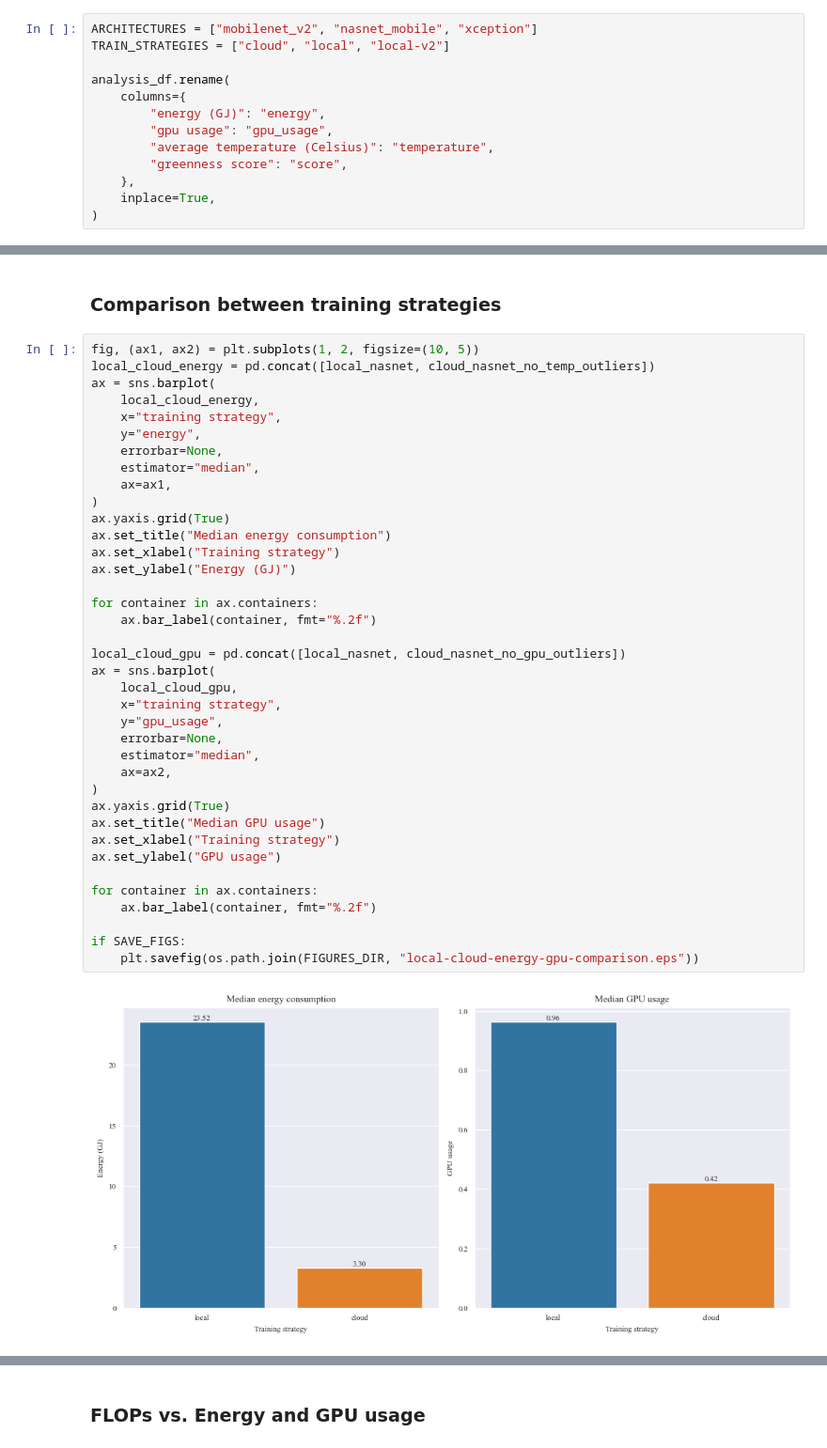
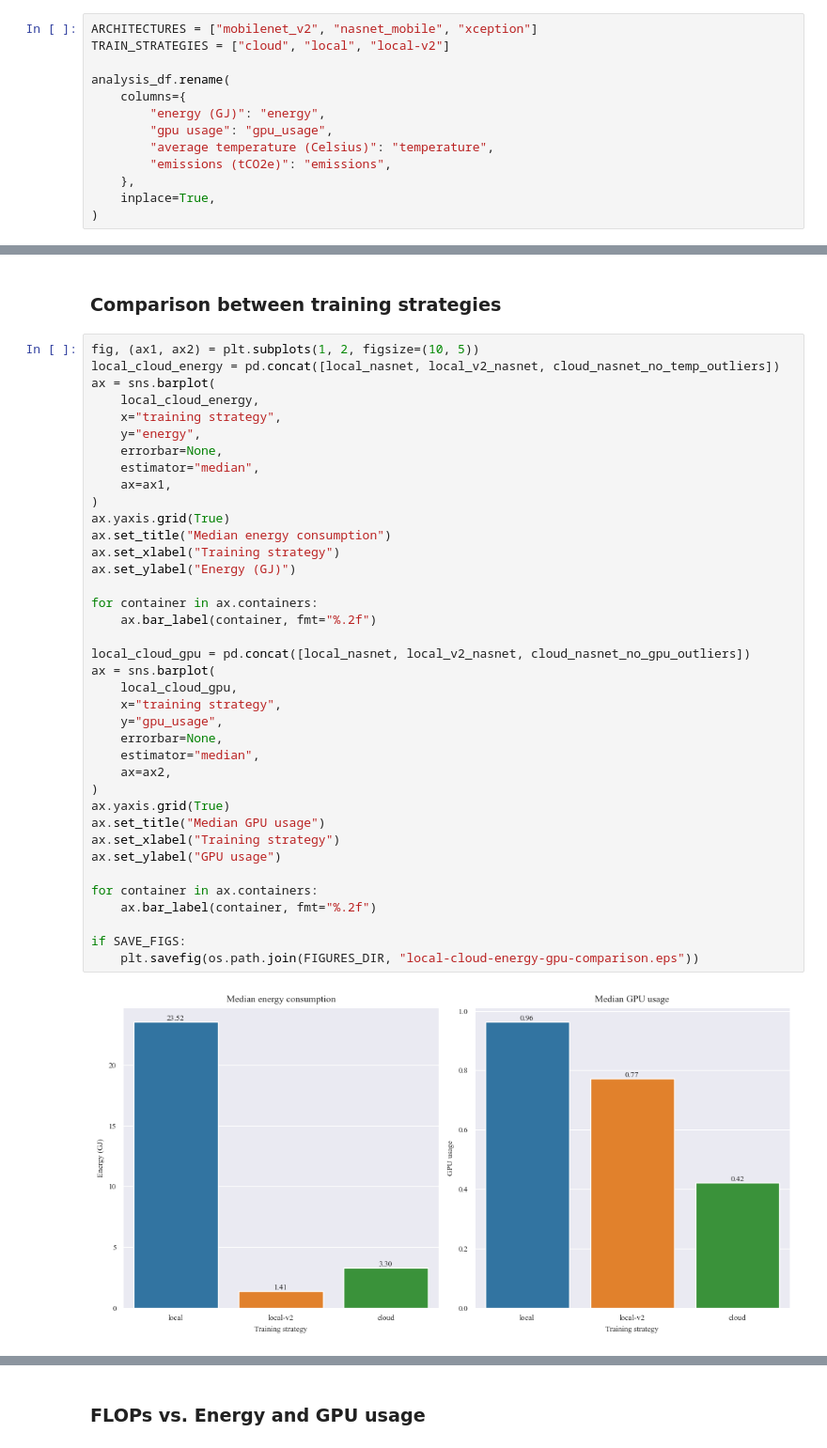
Before and after one commit to santidrj/DL-energetic-impact-analysis, a Jupyter notebook: data-analysis.ipynb, the cells around one changed output, grey strips where cells are left out. Shown at 94% size. Cells and saved outputs as stored; diff of their text form.

Commit message:
Include local v2 in the analysis
Signed-off-by: Santiago del Rey <59149491+santidrj@users.noreply.github.com>

```diff
--- a/data-analysis.ipynb
+++ b/data-analysis.ipynb
@@ -105,7 +105,7 @@ analysis_df.rename(
         "energy (GJ)": "energy",
         "gpu usage": "gpu_usage",
         "average temperature (Celsius)": "temperature",
-        "greenness score": "score",
+        "emissions (tCO2e)": "emissions",
     },
     inplace=True,
 )
@@ -1011,7 +1020,7 @@ _, ax = barplot(
 ### Comparison between training strategies
 # %%
 fig, (ax1, ax2) = plt.subplots(1, 2, figsize=(10, 5))
-local_cloud_energy = pd.concat([local_nasnet, cloud_nasnet_no_temp_outliers])
+local_cloud_energy = pd.concat([local_nasnet, local_v2_nasnet, cloud_nasnet_no_temp_outliers])
 ax = sns.barplot(
     local_cloud_energy,
     x="training strategy",
@@ -1020,35 +1029,35 @@ ax = sns.barplot(
     estimator="median",
     ax=ax1,
 )
 ax.yaxis.grid(True)
 ax.set_title("Median energy consumption")
 ax.set_xlabel("Training strategy")
 ax.set_ylabel("Energy (GJ)")
 
 for container in ax.containers:
     ax.bar_label(container, fmt="%.2f")
 
-local_cloud_gpu = pd.concat([local_nasnet, cloud_nasnet_no_gpu_outliers])
+local_cloud_gpu = pd.concat([local_nasnet, local_v2_nasnet, cloud_nasnet_no_gpu_outliers])
 ax = sns.barplot(
     local_cloud_gpu,
     x="training strategy",
     y="gpu_usage",
     errorbar=None,
     estimator="median",
     ax=ax2,
 )
 ax.yaxis.grid(True)
 ax.set_title("Median GPU usage")
 ax.set_xlabel("Training strategy")
 ax.set_ylabel("GPU usage")
 
 for container in ax.containers:
     ax.bar_label(container, fmt="%.2f")
 
 if SAVE_FIGS:
     plt.savefig(os.path.join(FIGURES_DIR, "local-cloud-energy-gpu-comparison.eps"))
 # %% [output]
-[figure, old version]
+[figure, new version]
 # %%
 _, ax = barplot(
     local_cloud_energy,
```
Also changed, not shown: parts of 57 cells of this notebook, 3 other files.
